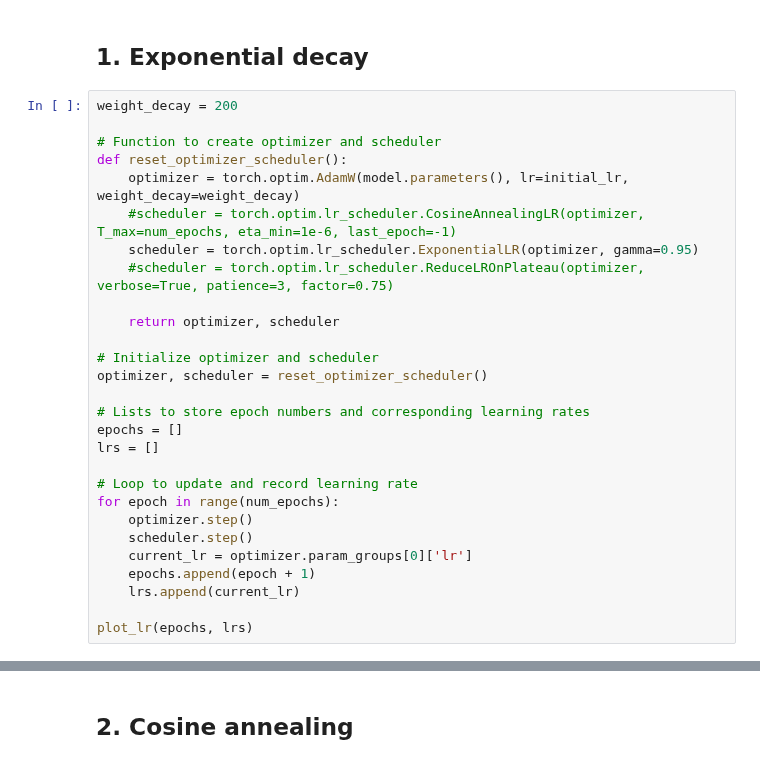
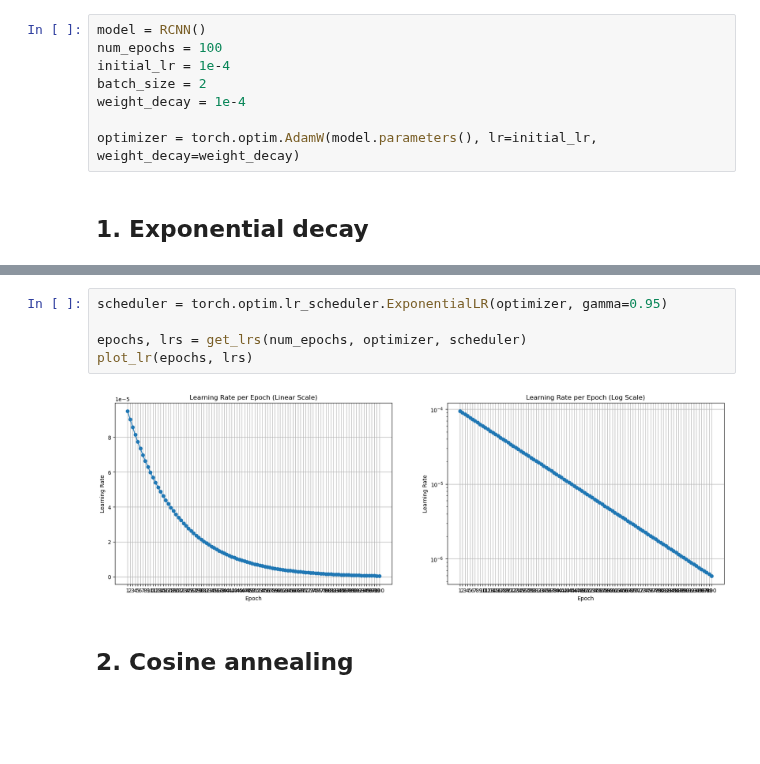
Before and after one commit to CS-433/ml-project-2-jac, a Jupyter notebook: model training/lr_visualization.ipynb, the cells around one changed output, grey strips where cells are left out. Saved outputs shown, nothing was run; the diff lists cells and outputs as text; blank space fills up the shorter version.

Commit message:
sophie notebook, lr visualization

```diff
--- a/model training/lr_visualization.ipynb
+++ b/model training/lr_visualization.ipynb
@@ -141,30 +140,10 @@ batch_size = 2
+# %%
+model = RCNN()
+num_epochs = 100
+initial_lr = 1e-4
+batch_size = 2
+weight_decay = 1e-4
+
+optimizer = torch.optim.AdamW(model.parameters(), lr=initial_lr, weight_decay=weight_decay)
 # %% [markdown]
 ## 1. Exponential decay
-# %%
-weight_decay = 200
-
-# Function to create optimizer and scheduler
-def reset_optimizer_scheduler():
-    optimizer = torch.optim.AdamW(model.parameters(), lr=initial_lr, weight_decay=weight_decay)
-    #scheduler = torch.optim.lr_scheduler.CosineAnnealingLR(optimizer, T_max=num_epochs, eta_min=1e-6, last_epoch=-1)
-    scheduler = torch.optim.lr_scheduler.ExponentialLR(optimizer, gamma=0.95)
-    #scheduler = torch.optim.lr_scheduler.ReduceLROnPlateau(optimizer, verbose=True, patience=3, factor=0.75)
-
-    return optimizer, scheduler
-
-# Initialize optimizer and scheduler
-optimizer, scheduler = reset_optimizer_scheduler()
-
-# Lists to store epoch numbers and corresponding learning rates
-epochs = []
-lrs = []
-
-# Loop to update and record learning rate
-for epoch in range(num_epochs):
-    optimizer.step()
-    scheduler.step()
-    current_lr = optimizer.param_groups[0]['lr']
-    epochs.append(epoch + 1)
-    lrs.append(current_lr)
-
-plot_lr(epochs, lrs)
@@ -173,2 +150,9 @@ plot_lr(epochs, lrs)
+# %%
+scheduler = torch.optim.lr_scheduler.ExponentialLR(optimizer, gamma=0.95)
+
+epochs, lrs = get_lrs(num_epochs, optimizer, scheduler)
+plot_lr(epochs, lrs)
+# %% [output]
+[figure, added]
 # %% [markdown]
 ## 2. Cosine annealing
```
Also changed, not shown: parts of 14 cells of this notebook, 5 other files.
